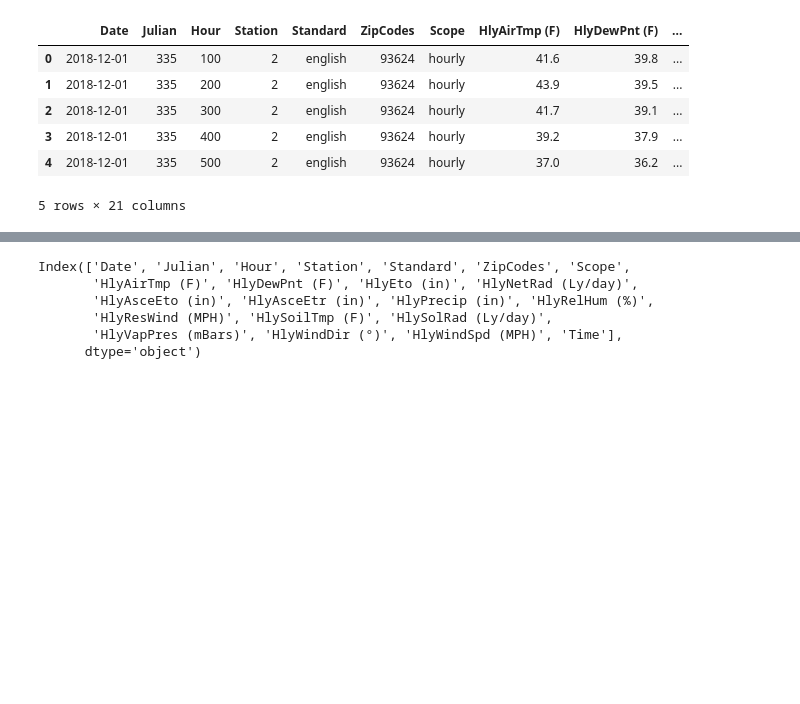
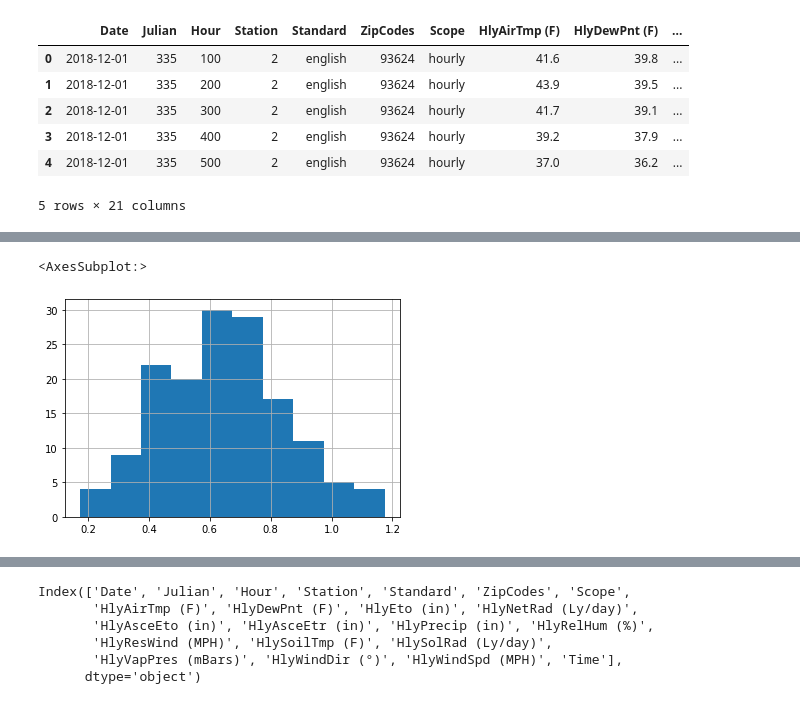
Before and after one commit to tomityrrell/psps-analysis, a Jupyter notebook: notebooks/Gluon-TS.ipynb, the cells around one changed output, grey strips where cells are left out. Cells and saved outputs as stored; diff of their text form; code cells hidden in the pictures; blank space fills up the shorter version.

```diff
--- a/notebooks/Gluon-TS.ipynb
+++ b/notebooks/Gluon-TS.ipynb
@@ -37,7 +44,5 @@ Index(['StationNbr', 'Name', 'City', 'RegionalOffice', 'County', 'ConnectDate',
 # %%
-wr = pd.read_csv("../data/weather/weather_report_DecJan.csv", parse_dates=["Date"])
-wr = wr[~wr.duplicated()]
-wr.head()
+wr = pd.read_csv("../data/weather/weather_report.csv", parse_dates=["Date"])
 # %% [output]
 |  | Date | Julian | Hour | Station | Standard | ZipCodes | Scope | HlyAirTmp (F) | HlyDewPnt (F) | ... |
 | 0 | 2018-12-01 | 335 | 100 | 2 | english | 93624 | hourly | 41.6 | 39.8 | ... |
@@ -48,0 +66,10 @@ wr.head()
+# %%
+max_winds = wr.groupby("Station")["HlyWindSpd (MPH)"].max()
+max_winds = max_winds[max_winds < 100]
+ws_wind = ws.merge(max_winds, left_on="StationNbr", right_on="Station")
+ws_wind = ws_wind.rename(columns={"HlyWindSpd (MPH)": "WindSpd"})
+# %%
+(max_winds/31).hist()
+# %% [output]
+<AxesSubplot:>
+[figure, added]
```
Also changed, not shown: parts of 11 cells of this notebook, 5 other files.
